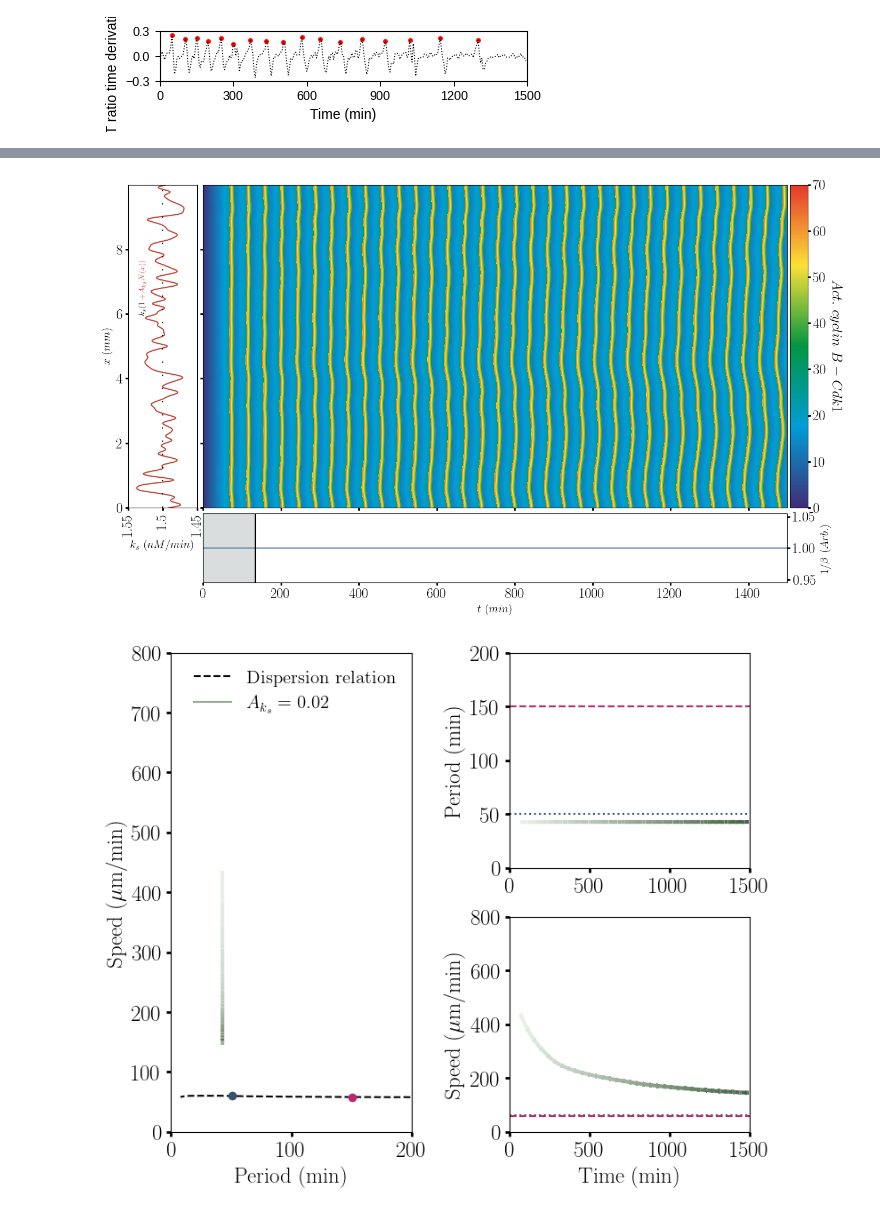
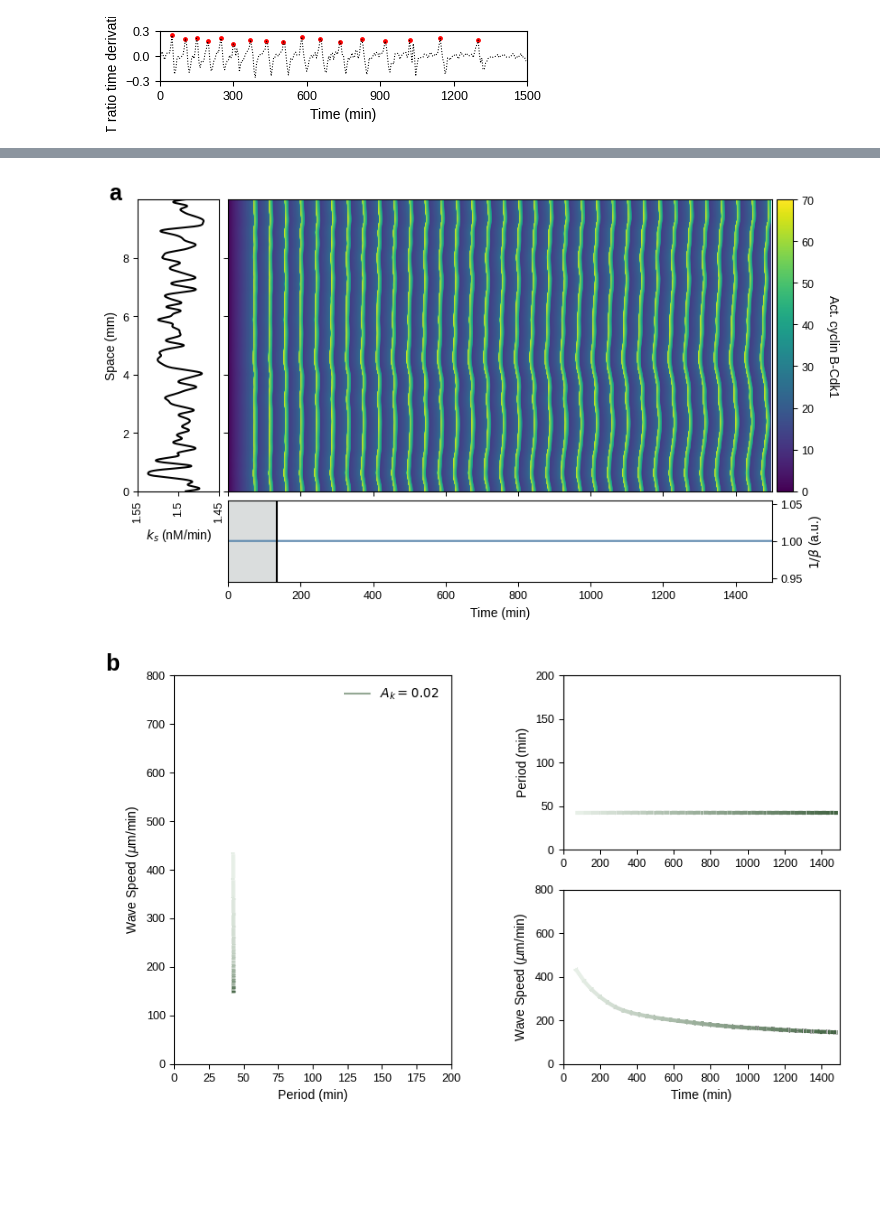
Before and after one commit to DanielRuizReynes/mitotic_waves, a Jupyter notebook: figures.ipynb, the cells around one changed output, grey strips where cells are left out. Saved outputs shown, nothing was run; the diff lists cells and outputs as text; code cells hidden in the pictures; blank space fills up the shorter version.

Commit message:
figure updates

```diff
--- a/figures.ipynb
+++ b/figures.ipynb
@@ -2389,8 +2389,8 @@ in_0.tf_timeseries = 150
 in_0.nt_timeseries = 1000
 
 
-plt.rcParams.update({'font.size': 12})
-size = 8
+# plt.rcParams.update({'font.size': 12})
+size = 7
 fig = plt.figure(figsize=(1.6*size,2*size/3))#,constrained_layout=True)
 nrow, ncol = 100,100
 ax0 = plt.subplot2grid((nrow, ncol), (0, 5), rowspan = 31, colspan = 20)
@@ -2469,13 +2469,13 @@ ax4.axvline(1,c=cols[1][2])
 ax5.axvline(2,c=cols[2][0])
 ax5.axvline(1,c=cols[2][2])
 
-ax0.text(20,110,'A',fontsize=14,color='black',weight='bold')
+# ax0.text(20,110,'a',fontsize=14,color='black',weight='bold')
 ax1.text(58,110,'Compatible with experiments',fontsize=18,color='black',weight='bold',horizontalalignment='center')
-ax0.text(60,90,'Increasing speed',fontsize=14,color='black',weight='bold',horizontalalignment='center')
-ax1.text(60,90,'Increasing period',fontsize=14,color='black',weight='bold',horizontalalignment='center')
-ax2.text(60,85,'Increasing period \n Decreasing speed',fontsize=14,color='black',weight='bold',horizontalalignment='center')
+ax0.text(60,90,'Increasing speed',fontsize=14,color='black',horizontalalignment='center')
+ax1.text(60,90,'Increasing period',fontsize=14,color='black',horizontalalignment='center')
+ax2.text(60,85,'Increasing period \n Decreasing speed',fontsize=14,color='black',horizontalalignment='center')
 
-# plt.savefig(os.environ['HOME']+'/Documents/cc/data-yang/prolit/figs/panels_owen/fig2av0.pdf',bbox_inches='tight',dpi=300)
+# plt.savefig(os.environ['HOME']+'/Documents/cc/data-yang/prolit/figs/panels_owen/mitotic_figs3-v1.pdf',bbox_inches='tight',dpi=300)
 
 plt.show()
 # %% [output]
@@ -2483,40 +2483,41 @@ plt.show()
 # %%
-size = 7
+size = 4.5
 fig = plt.figure(figsize=(1.7*size,size),constrained_layout=True)
 ax = plt.subplot2grid((1, 1), (0, 0), colspan=60)
 
 folder = '../sim/mit-waves31/'
-plot_kymo_figure_s1(ax,folder,chi,133.5133513351335)
-# plt.savefig(os.environ['HOME']+'/Documents/cc/data-yang/prolit/figs/panels_owen/figs1av0.pdf',bbox_inches='tight',dpi=300)
+plot_kymo_figure_s1(ax,folder,chi,133.5133513351335,colormap='viridis')
+ax.text(-330,10,'a',color='black',fontweight="bold",fontsize=18)
 
+# plt.savefig(os.environ['HOME']+'/Documents/cc/data-yang/prolit/figs/panels_owen/figs4av1.pdf',bbox_inches='tight',dpi=300)
 plt.show()
 # %% [output]
-[figure, old version]
+[figure, new version]
 # %%
 path_disp = '../sim/disp-rel/beta_scan/param_speed_period.npy'
 lw = 3
 # cols = ['#A4C2A5','#37526C','#6A90B4','#E086D3','#462749']
 cols = [['#E7EFE7','#416241'],['#FCEBD9','#97540C'],['#E4EBF1','#37536C'],['#F7DEEA','#B52C6E'],['#F0E4F1','#66396A']]
-line_labels = [r'$A_{k_s}=0.02$', r'$A_{k_s}=0.05$',r'Low period',r'High period',r'Long transient',r'Long trans., high $A_{k_s}$']
+line_labels = [r'$A_{k}=0.02$', r'$A_{k}=0.05$',r'Low period',r'High period',r'Long transient',r'Long trans., high $A_{k}$']
 
-size = 7
-fig = plt.figure(figsize=(1.2*size,size))
+size = 5.5
+fig = plt.figure(figsize=(1.7*size,size))
 ax0 = plt.subplot2grid((100, 120), (0, 0), colspan=50,rowspan=100)
 ax1 = plt.subplot2grid((100, 120), (0, 70), colspan=50,rowspan=45)
 ax2 = plt.subplot2grid((100, 120), (55, 70), colspan=50,rowspan=45)
 
-labels = [r'Time (min)',r'Period (min)',r'Speed ($\mu$m/min)']
-ax0.set_xlabel(labels[1],fontsize=18)
-ax0.set_ylabel(labels[2],fontsize=18)
-ax1.set_ylabel(labels[1],fontsize=18)
-ax2.set_ylabel(labels[2],fontsize=18)
-ax2.set_xlabel(labels[0],fontsize=18)
+labels = [r'Time (min)',r'Period (min)',r'Wave Speed ($\mu$m/min)']
+ax0.set_xlabel(labels[1])
+ax0.set_ylabel(labels[2])
+ax1.set_ylabel(labels[1])
+ax2.set_ylabel(labels[2])
+ax2.set_xlabel(labels[0])
 
-with open(path_disp, 'rb') as f:
-    param_scan = np.load(f)
-    speeds = np.load(f)
-    periods = np.load(f)
-ax0.plot(periods[~np.isnan(speeds)],(abs(speeds[~np.isnan(speeds)])*chi*1e3),c='k',label=r'Dispersion relation',linestyle='dashed')
+# with open(path_disp, 'rb') as f:
+#     param_scan = np.load(f)
+#     speeds = np.load(f)
+#     periods = np.load(f)
+# ax0.plot(periods[~np.isnan(speeds)],(abs(speeds[~np.isnan(speeds)])*chi*1e3),c='k',label=r'Dispersion relation',linestyle='dashed')
 
 
 
@@ -2524,43 +2525,44 @@ handles, labels = ax0.get_legend_handles_labels()
 
 folder = r'../sim/mit-waves31/'
 x_p_real, y_p_real, x_s_real, y_s_real = get_dispersion_relation(folder,chi, plot=False)
 
-folder = '../sim/disp-rel/beta_scan/sim-85/'
-x_p_85, y_p_85, x_s_85, y_s_85 = get_dispersion_relation(folder,chi, plot=False,resize = 512)
+# folder = '../sim/disp-rel/beta_scan/sim-85/'
+# x_p_85, y_p_85, x_s_85, y_s_85 = get_dispersion_relation(folder,chi, plot=False,resize = 512)
 
-folder = '../sim/disp-rel/beta_scan/sim-53/'
-x_p_53, y_p_53, x_s_53, y_s_53 = get_dispersion_relation(folder,chi, plot=False,resize = 512)
+# folder = '../sim/disp-rel/beta_scan/sim-53/'
+# x_p_53, y_p_53, x_s_53, y_s_53 = get_dispersion_relation(folder,chi, plot=False,resize = 512)
 
 cmap = custom_colormap(cols[0])
 line0 = Line2D([0], [0], label=line_labels[0], color=cmap(0.5))
 plot_xyt1(ax0,ax1,ax2, y_p_real, 1/y_s_real, x_p_real, cols[0])
 
 
-ax0.plot(y_p_85[-1], 1/y_s_85[-1],'o',c=cols[2][-1])
-ax1.axhline(y_p_85[-1],linestyle='dotted',c=cols[2][1])
-ax2.axhline(1/y_s_85[-1],linestyle='dotted',c=cols[2][1])
-ax0.plot(y_p_53[-1], 1/y_s_53[-1],'o',c=cols[3][-1])
-ax1.axhline(y_p_53[-1],linestyle='dashed',c=cols[3][1])
-ax2.axhline(1/y_s_53[-1],linestyle='dashed',c=cols[3][1])
+# ax0.plot(y_p_85[-1], 1/y_s_85[-1],'o',c=cols[2][-1])
+# ax1.axhline(y_p_85[-1],linestyle='dotted',c=cols[2][1])
+# ax2.axhline(1/y_s_85[-1],linestyle='dotted',c=cols[2][1])
+# ax0.plot(y_p_53[-1], 1/y_s_53[-1],'o',c=cols[3][-1])
+# ax1.axhline(y_p_53[-1],linestyle='dashed',c=cols[3][1])
+# ax2.axhline(1/y_s_53[-1],linestyle='dashed',c=cols[3][1])
 
 
 
 #add legend
 handles.extend([line0])
-ax0.legend(frameon=False,fontsize=15,handles=handles)
+ax0.legend(frameon=False,handles=handles)
 
 # ax1.legend(frameon=False, fontsize=10)
 # ax2.legend(frameon=False, fontsize=10)
 # ax0.set_yscale('log')
 # ax2.set_yscale('log')
 ax0.set_xlim(0,200)
 ax0.set_ylim(0,800)
 ax1.set_xlim(0,1500)
 ax1.set_ylim(0,200)
 ax2.set_xlim(0,1500)
 ax2.set_ylim(0,800)
-# plt.savefig(os.environ['HOME']+'/Documents/cc/data-yang/prolit/figs/panels_owen/figs1bv0.pdf',bbox_inches='tight',dpi=500)
+ax0.text(-50,810,'b',color='black',fontweight="bold",fontsize=18)
+# plt.savefig(os.environ['HOME']+'/Documents/cc/data-yang/prolit/figs/panels_owen/figs4bv1.pdf',bbox_inches='tight',dpi=500)
 
 plt.show()
 # %% [output]
-[figure, old version]
+[figure, new version]
```
Also changed, not shown: parts of 1 cell of this notebook, 1 other file.
